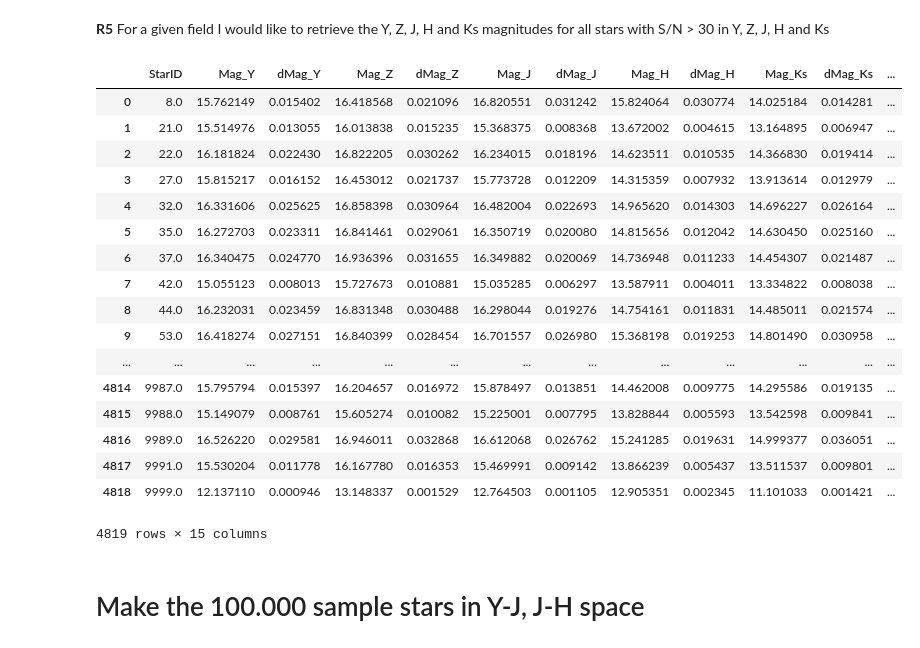
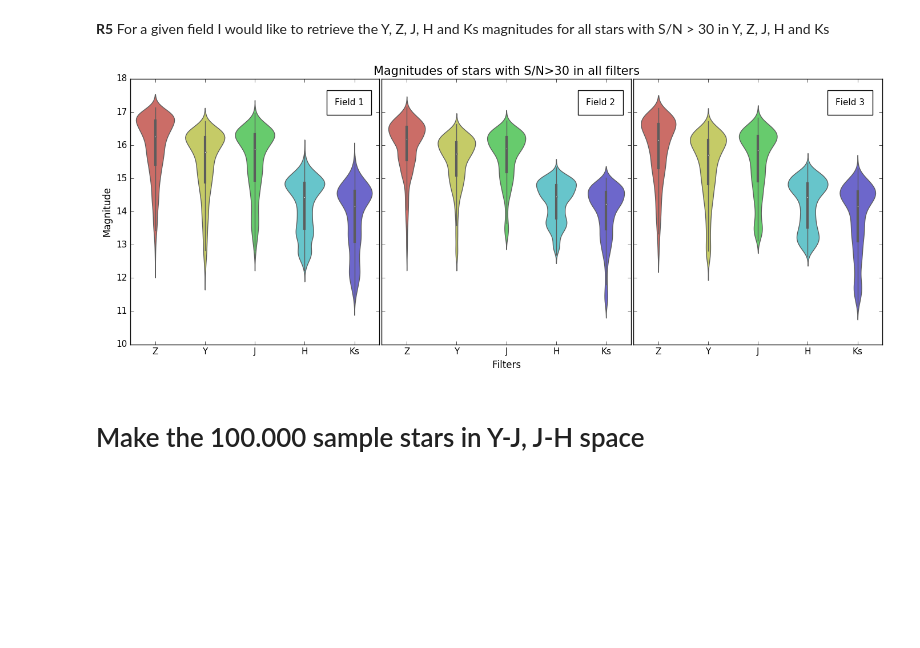
Before and after one commit to EStoop/Final-Project-DBDM, a Jupyter notebook: Final1.ipynb, the cells around one changed output. Saved outputs shown, nothing was run; the diff lists cells and outputs as text; code cells hidden in the pictures; blank space fills up the shorter version.

```diff
--- a/Final1.ipynb
+++ b/Final1.ipynb
@@ -315,50 +397,2 @@ Stars belonging to field {0} are:
 # %% [markdown]
 **R5** For a given field I would like to retrieve the Y, Z, J, H and Ks magnitudes for all stars with S/N > 30 in Y, Z, J, H and Ks
-# %%
-con = lite.connect(root + 'VVV.db')
-Field = 1
-command5 = """ SELECT iy.StarID, iy.Mag1 AS Mag_Y, iy.dMag1 AS dMag_Y, iz.Mag1 AS Mag_Z, iz.dMag1 AS dMag_Z, \
-                ij.Mag1 AS Mag_J, ij.dMag1 AS dMag_J, ih.Mag1 AS Mag_H, ih.dMag1 AS dMag_H, ik1.Mag1 AS Mag_Ks, \
-                ik1.dMag1 AS dMag_Ks, ik2.Mag1 AS Mag_Ks, ik2.dMag1 AS dMag_Ks, ik3.Mag1 AS Mag_Ks, ik3.dMag1 AS dMag_Ks \
-            FROM IntensityTable AS iy \
-            JOIN IntensityTable AS iz \
-                ON iy.StarID = iz.StarID \
-            JOIN IntensityTable AS ij \
-                ON ij.StarID = iz.StarID
-            JOIN IntensityTable AS ih \
-                ON ih.StarID = ij.StarID \
-            JOIN IntensityTable AS ik1 \
-                ON ik1.StarID = ih.StarID \
-            JOIN IntensityTable AS ik2 \
-                ON ik2.StarID = ik1.StarID \
-            JOIN IntensityTable AS ik3 \
-                ON ik3.StarID = ik2.StarID \
-            WHERE (iy.Filter = 'Y') AND (iz.Filter = 'Z') AND (ij.Filter = 'J') AND (ih.Filter = 'H') \
-                AND (ik1.Filter = 'Ks_E001') AND (ik2.Filter = 'Ks_E002') AND (ik3.Filter = 'Ks_E003') \
-                AND (iy.Flux1/iy.dFlux1 > 30) AND (iz.Flux1/iz.dFlux1 > 30) AND (ij.Flux1/ij.dFlux1 > 30) \
-                AND (ih.Flux1/ih.dFlux1 > 30) \
-                AND ( (ik1.Flux1/ik1.dFlux1 > 30) OR (ik2.Flux1/ik2.dFlux1 > 30) OR (ik3.Flux1/ik3.dFlux1 > 30) )\
-                AND (iy.FieldID = {0})""".format(str(Field))
-
-t = pd.read_sql(command5, con)
-print "Found the following stars with S/N > 30.0 for field {0}".format(str(Field))
-print t
-# %% [output]
-|  | StarID | Mag_Y | dMag_Y | Mag_Z | dMag_Z | Mag_J | dMag_J | Mag_H | dMag_H | Mag_Ks | dMag_Ks | ... |
-| 0 | 8.0 | 15.762149 | 0.015402 | 16.418568 | 0.021096 | 16.820551 | 0.031242 | 15.824064 | 0.030774 | 14.025184 | 0.014281 | ... |
-| 1 | 21.0 | 15.514976 | 0.013055 | 16.013838 | 0.015235 | 15.368375 | 0.008368 | 13.672002 | 0.004615 | 13.164895 | 0.006947 | ... |
-| 2 | 22.0 | 16.181824 | 0.022430 | 16.822205 | 0.030262 | 16.234015 | 0.018196 | 14.623511 | 0.010535 | 14.366830 | 0.019414 | ... |
-| 3 | 27.0 | 15.815217 | 0.016152 | 16.453012 | 0.021737 | 15.773728 | 0.012209 | 14.315359 | 0.007932 | 13.913614 | 0.012979 | ... |
-| 4 | 32.0 | 16.331606 | 0.025625 | 16.858398 | 0.030964 | 16.482004 | 0.022693 | 14.965620 | 0.014303 | 14.696227 | 0.026164 | ... |
-| 5 | 35.0 | 16.272703 | 0.023311 | 16.841461 | 0.029061 | 16.350719 | 0.020080 | 14.815656 | 0.012042 | 14.630450 | 0.025160 | ... |
-| 6 | 37.0 | 16.340475 | 0.024770 | 16.936396 | 0.031655 | 16.349882 | 0.020069 | 14.736948 | 0.011233 | 14.454307 | 0.021487 | ... |
-| 7 | 42.0 | 15.055123 | 0.008013 | 15.727673 | 0.010881 | 15.035285 | 0.006297 | 13.587911 | 0.004011 | 13.334822 | 0.008038 | ... |
-| 8 | 44.0 | 16.232031 | 0.023459 | 16.831348 | 0.030488 | 16.298044 | 0.019276 | 14.754161 | 0.011831 | 14.485011 | 0.021574 | ... |
-| 9 | 53.0 | 16.418274 | 0.027151 | 16.840399 | 0.028454 | 16.701557 | 0.026980 | 15.368198 | 0.019253 | 14.801490 | 0.030958 | ... |
-| ... | ... | ... | ... | ... | ... | ... | ... | ... | ... | ... | ... | ... |
-| 4814 | 9987.0 | 15.795794 | 0.015397 | 16.204657 | 0.016972 | 15.878497 | 0.013851 | 14.462008 | 0.009775 | 14.295586 | 0.019135 | ... |
-| 4815 | 9988.0 | 15.149079 | 0.008761 | 15.605274 | 0.010082 | 15.225001 | 0.007795 | 13.828844 | 0.005593 | 13.542598 | 0.009841 | ... |
-| 4816 | 9989.0 | 16.526220 | 0.029581 | 16.946011 | 0.032868 | 16.612068 | 0.026762 | 15.241285 | 0.019631 | 14.999377 | 0.036051 | ... |
-| 4817 | 9991.0 | 15.530204 | 0.011778 | 16.167780 | 0.016353 | 15.469991 | 0.009142 | 13.866239 | 0.005437 | 13.511537 | 0.009801 | ... |
-| 4818 | 9999.0 | 12.137110 | 0.000946 | 13.148337 | 0.001529 | 12.764503 | 0.001105 | 12.905351 | 0.002345 | 11.101033 | 0.001421 | ... |
-4819 rows × 15 columns
@@ -365,3 +474,32 @@ print t
+# %%
+# Plot the results in a violin plot
+
+f, (ax0, ax1, ax2) = plt.subplots(1,3, sharey = True, figsize=(17, 6))
+
+sns.violinplot(data=t51[['Z', 'Y', 'J', 'H', 'Ks']], palette = sns.color_palette("hls", 6), ax=ax0)
+sns.violinplot(data=t52[['Z', 'Y', 'J', 'H', 'Ks']], palette = sns.color_palette("hls", 6), ax=ax1)
+sns.violinplot(data=t53[['Z', 'Y', 'J', 'H', 'Ks']], palette = sns.color_palette("hls", 6), ax=ax2)
+
+
+ax0.set_ylabel('Magnitude', size=12)
+ax0.tick_params(labelsize = 11)
+ax0.text(3.6,17.2, 'Field 1', bbox={'pad':10, 'facecolor':'none'}, fontsize = 11)
+
+ax1.tick_params(labelsize = 11)
+ax1.set_xlabel('Filters', size=12)
+ax1.text(3.6,17.2, 'Field 2', bbox={'pad':10, 'facecolor':'none'}, fontsize = 11)
+ax1.set_title('Magnitudes of stars with S/N>30 in all filters', size = 15)
+
+ax2.tick_params(labelsize = 11)
+ax2.text(3.56,17.2, 'Field 3', bbox={'pad':10, 'facecolor':'none'}, fontsize = 11)
+plt.subplots_adjust(wspace = .01)
+
+#plt.tight_layout()
+plt.savefig(root+"Plots/R5.pdf", format='pdf')
+
+plt.show()
+# %% [output]
+[figure, added]
 # %% [markdown]
 # Make the 100.000 sample stars in Y-J, J-H space
 # %%
```
Also changed, not shown: parts of 25 cells of this notebook, 13 other files.
